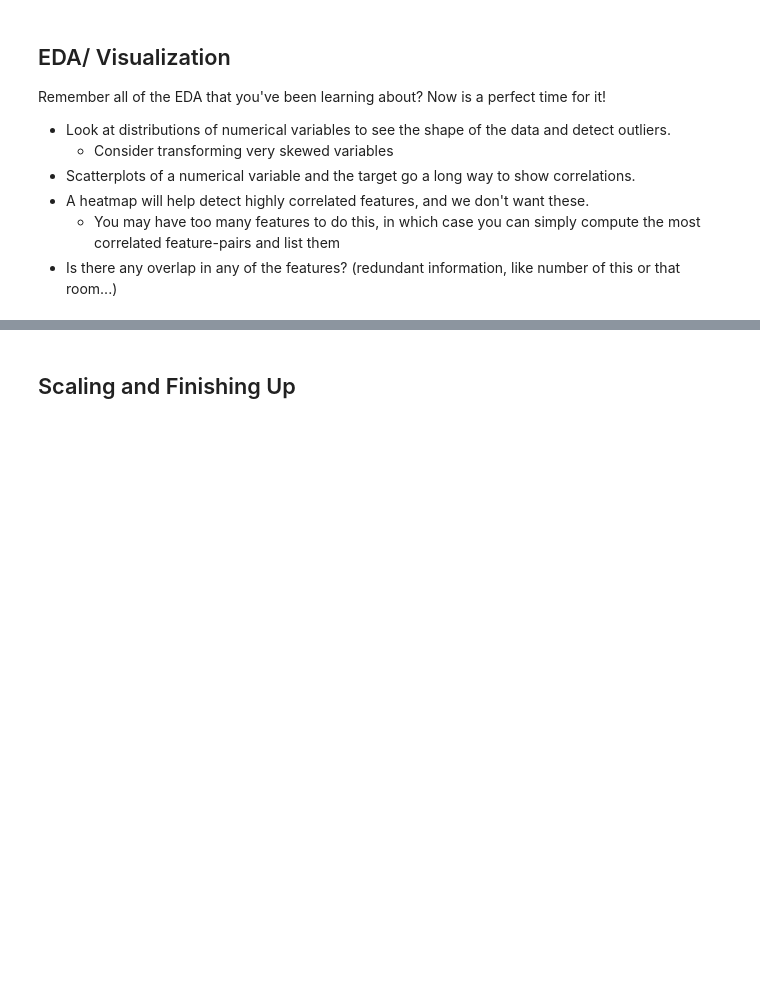
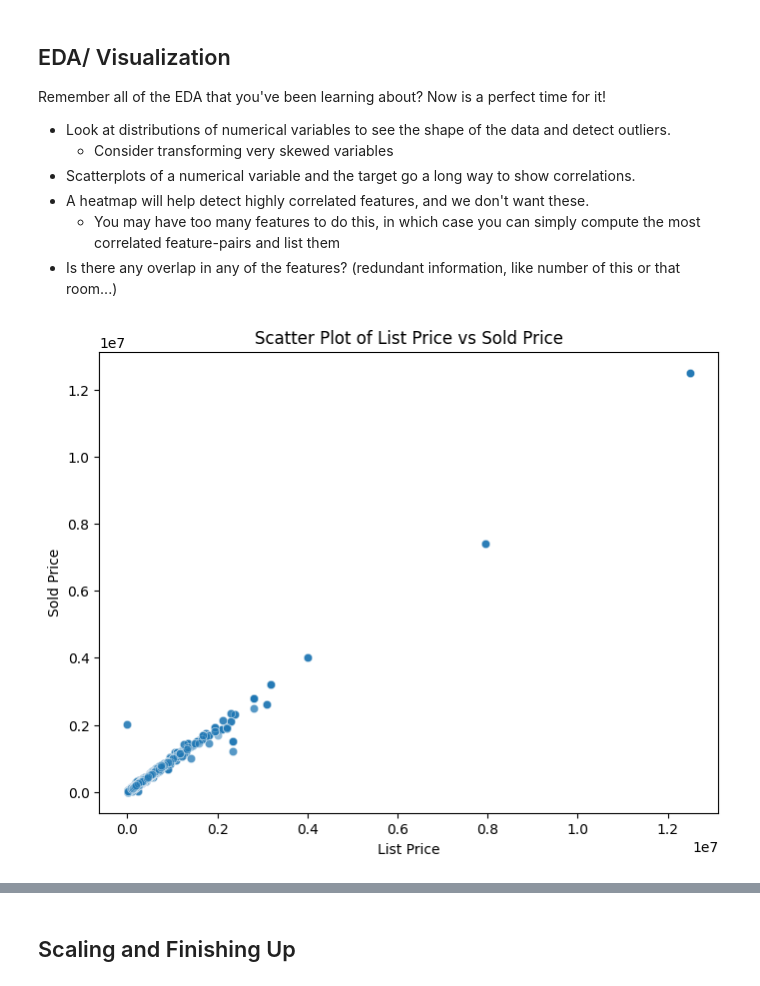
Before and after one commit to CuHzQuixote/Supervised-learning, a Jupyter notebook: notebooks/1 - EDA.ipynb, the cells around one changed output, grey strips where cells are left out. Saved outputs shown, nothing was run; the diff lists cells and outputs as text; code cells hidden in the pictures; blank space fills up the shorter version.

```diff
--- a/notebooks/1 - EDA.ipynb
+++ b/notebooks/1 - EDA.ipynb
@@ -298,0 +319,18 @@ Categorical Columns: Index(['status', 'list_date', 'sold_date', 'type', 'address
+# %%
+if "city" in X_train.columns and "state" in X_train.columns:
+    city_mean_price = X_train.join(y_train).groupby("city")["sold_price"].mean()
+    state_mean_price = X_train.join(y_train).groupby("state")["sold_price"].mean()
+
+    X_train["city"] = X_train["city"].map(city_mean_price)
+    X_test["city"] = X_test["city"].map(city_mean_price)
+
+    X_train["state"] = X_train["state"].map(state_mean_price)
+    X_test["state"] = X_test["state"].map(state_mean_price)
+
+    # Fill missing values
+    X_test["city"] = X_test["city"].fillna(y_train.mean())
+    X_test["state"] = X_test["state"].fillna(y_train.mean())
+
+    print("City & State successfully encoded using mean sale price.")
+else:
+    print("City and State columns are missing. Skipping target encoding.")
@@ -298,0 +339,18 @@ Categorical Columns: Index(['status', 'list_date', 'sold_date', 'type', 'address
+# %%
+if "city" in X_train.columns and "state" in X_train.columns:
+    city_mean_price = X_train.join(y_train).groupby("city")["sold_price"].mean()
+    state_mean_price = X_train.join(y_train).groupby("state")["sold_price"].mean()
+
+    X_train["city"] = X_train["city"].map(city_mean_price)
+    X_test["city"] = X_test["city"].map(city_mean_price)
+
+    X_train["state"] = X_train["state"].map(state_mean_price)
+    X_test["state"] = X_test["state"].map(state_mean_price)
+
+    # Fill missing values
+    X_test["city"] = X_test["city"].fillna(y_train.mean())
+    X_test["state"] = X_test["state"].fillna(y_train.mean())
+
+    print("City & State successfully encoded using mean sale price.")
+else:
+    print("City and State columns are missing. Skipping target encoding.")
@@ -322,0 +385,10 @@ Remember all of the EDA that you've been learning about?  Now is a perfect time
+# %%
+plt.figure(figsize=(8, 6))
+sns.scatterplot(x=X_train["list_price"], y=y_train, alpha=0.5)
+
+plt.xlabel("List Price")
+plt.ylabel("Sold Price")
+plt.title("Scatter Plot of List Price vs Sold Price")
+plt.show()
+# %% [output]
+[figure, added]
```
Also changed, not shown: parts of 8 cells of this notebook.
